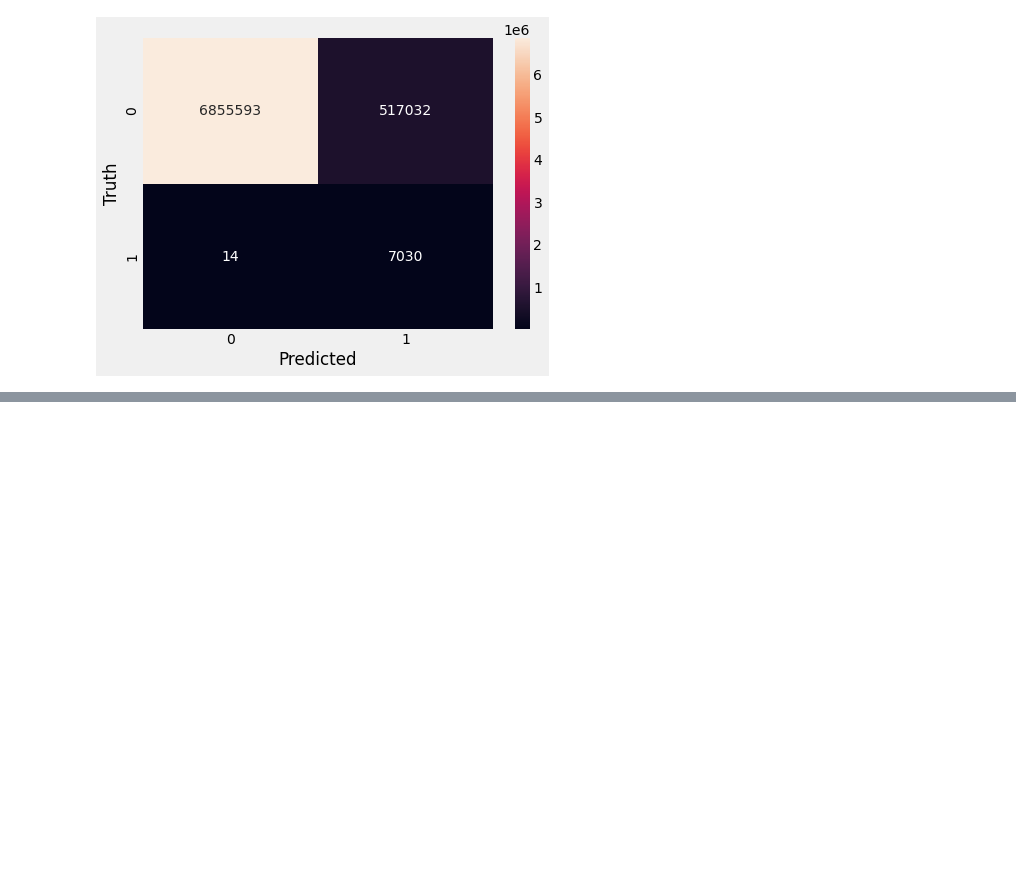
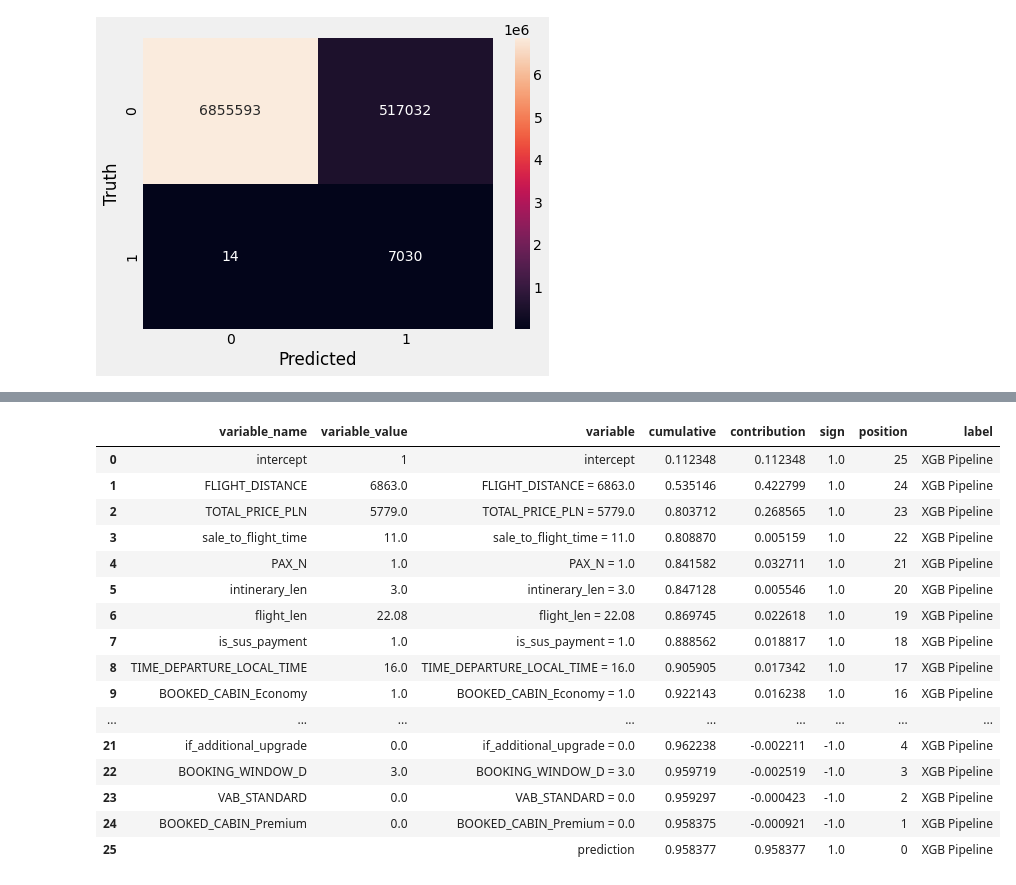
Before and after one commit to kuba1302/ticket-upgrade-prediction, a Jupyter notebook: eda.ipynb, the cells around one changed output, grey strips where cells are left out. Saved outputs shown, nothing was run; the diff lists cells and outputs as text; code cells hidden in the pictures; blank space fills up the shorter version.

```diff
--- a/eda.ipynb
+++ b/eda.ipynb
@@ -186,0 +271,9 @@ XGBClassifier(base_score=0.5, booster='gbtree', colsample_bylevel=1,
+# %%
+cols = ['FLIGHT_DISTANCE', 'COUPON_NUMBER', 'TIME_DEPARTURE_LOCAL_TIME',
+       'TOTAL_PRICE_PLN', 'CORPORATE_CONTRACT_FLG', 'BOOKING_WINDOW_D',
+       'STAY_LENGTH_D', 'BOOKING_LONG_HOUL_FLAG', 'PAX_N',
+       'sale_to_flight_time', 'flight_len', 'if_additional_upgrade',
+       'same_carrier', 'is_sus_payment', 'intinerary_len', 'is_sus_currency',
+       'FLIGHT_RANGE_LONG-HAUL', 'BOOKED_CABIN_Economy',
+       'BOOKED_CABIN_Premium', 'VAB_OTHER', 'VAB_SAVER', 'VAB_STANDARD',
+       'TRIP_TYPE_ROUND TRIP', 'BOOKING_DOMESTIC_FLAG']
@@ -423,0 +421,16 @@ X[['BOOKING_WINDOW_D', 'sale_to_flight_time']]
+# %%
+from sklearn.metrics import roc_auc_score
+from sklearn.model_selection import cross_val_score, StratifiedKFold
+import xgboost as xgb
+import warnings
+warnings.simplefilter(action='ignore')
+xgb_model = xgb.XGBClassifier(**best_hypers,
+                                  scale_pos_weight = 1046.6532651902328,
+                                  seed=42,
+                                  use_label_encoder=False,
+                                  tree_method="gpu_hist",
+                                  gpu_id=0,)
+kfold = StratifiedKFold(n_splits=5)
+results = cross_val_score(xgb_model, X["FLIGHT_DISTANCE"], y, cv=kfold, scoring='roc_auc', fit_params={'eval_metric':'aucpr'})
+print("średnia:", results.mean())
+print('auc score:', results)
@@ -423,0 +452,2 @@ X[['BOOKING_WINDOW_D', 'sale_to_flight_time']]
+# %%
+prev_result = results.mean()
@@ -423,0 +569,4 @@ X[['BOOKING_WINDOW_D', 'sale_to_flight_time']]
+# %%
+import dalex as dx
+przyklad = X_test.loc[5036980]
+xgb_exp = dx.Explainer(xgb_model, X_test, y_test, label='XGB Pipeline')
@@ -423,0 +590,22 @@ X[['BOOKING_WINDOW_D', 'sale_to_flight_time']]
+# %%
+bd_przyklad = xgb_exp.predict_parts(przyklad[cols],
+             type = 'break_down')
+bd_przyklad.result
+# %% [output]
+|  | variable_name | variable_value | variable | cumulative | contribution | sign | position | label |
+| 0 | intercept | 1 | intercept | 0.112348 | 0.112348 | 1.0 | 25 | XGB Pipeline |
+| 1 | FLIGHT_DISTANCE | 6863.0 | FLIGHT_DISTANCE = 6863.0 | 0.535146 | 0.422799 | 1.0 | 24 | XGB Pipeline |
+| 2 | TOTAL_PRICE_PLN | 5779.0 | TOTAL_PRICE_PLN = 5779.0 | 0.803712 | 0.268565 | 1.0 | 23 | XGB Pipeline |
+| 3 | sale_to_flight_time | 11.0 | sale_to_flight_time = 11.0 | 0.808870 | 0.005159 | 1.0 | 22 | XGB Pipeline |
+| 4 | PAX_N | 1.0 | PAX_N = 1.0 | 0.841582 | 0.032711 | 1.0 | 21 | XGB Pipeline |
+| 5 | intinerary_len | 3.0 | intinerary_len = 3.0 | 0.847128 | 0.005546 | 1.0 | 20 | XGB Pipeline |
+| 6 | flight_len | 22.08 | flight_len = 22.08 | 0.869745 | 0.022618 | 1.0 | 19 | XGB Pipeline |
+| 7 | is_sus_payment | 1.0 | is_sus_payment = 1.0 | 0.888562 | 0.018817 | 1.0 | 18 | XGB Pipeline |
+| 8 | TIME_DEPARTURE_LOCAL_TIME | 16.0 | TIME_DEPARTURE_LOCAL_TIME = 16.0 | 0.905905 | 0.017342 | 1.0 | 17 | XGB Pipeline |
+| 9 | BOOKED_CABIN_Economy | 1.0 | BOOKED_CABIN_Economy = 1.0 | 0.922143 | 0.016238 | 1.0 | 16 | XGB Pipeline |
+| ... | ... | ... | ... | ... | ... | ... | ... | ... |
+| 21 | if_additional_upgrade | 0.0 | if_additional_upgrade = 0.0 | 0.962238 | -0.002211 | -1.0 | 4 | XGB Pipeline |
+| 22 | BOOKING_WINDOW_D | 3.0 | BOOKING_WINDOW_D = 3.0 | 0.959719 | -0.002519 | -1.0 | 3 | XGB Pipeline |
+| 23 | VAB_STANDARD | 0.0 | VAB_STANDARD = 0.0 | 0.959297 | -0.000423 | -1.0 | 2 | XGB Pipeline |
+| 24 | BOOKED_CABIN_Premium | 0.0 | BOOKED_CABIN_Premium = 0.0 | 0.958375 | -0.000921 | -1.0 | 1 | XGB Pipeline |
+| 25 |  |  | prediction | 0.958377 | 0.958377 | 1.0 | 0 | XGB Pipeline |
```
Also changed, not shown: parts of 55 cells of this notebook.
